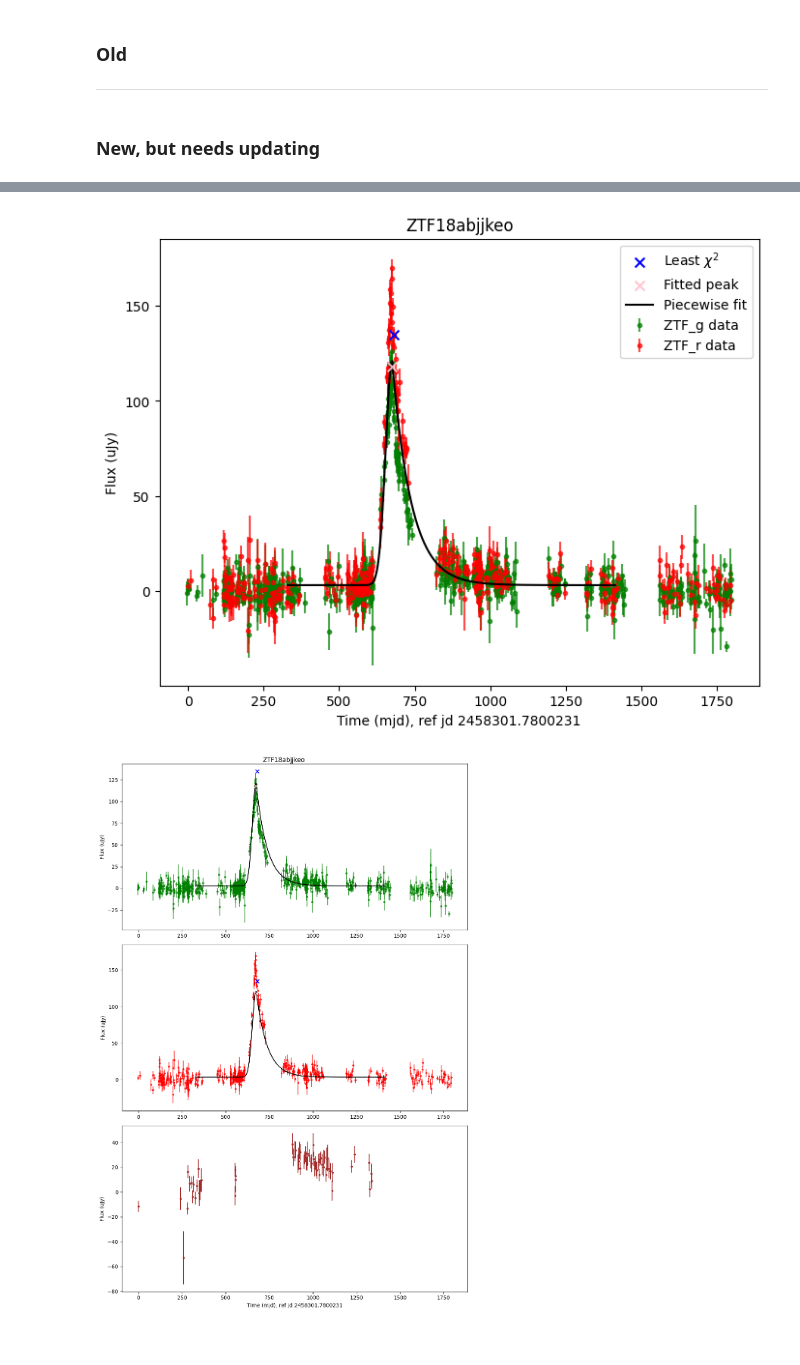
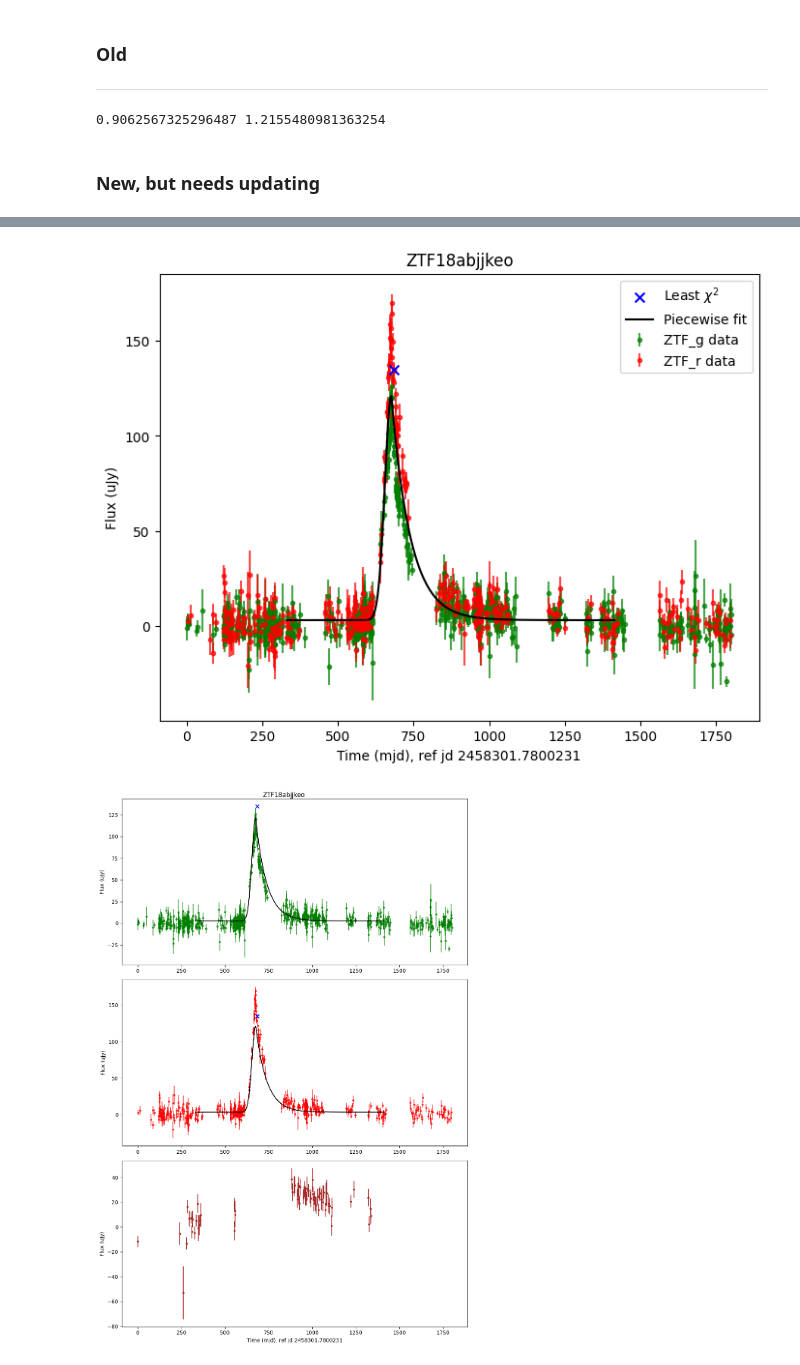
Before and after one commit to TimvdVuurst/FRP_TimvdVuurst, a Jupyter notebook: forced_photometry_2.ipynb, the cells around one changed output, grey strips where cells are left out. Saved outputs shown, nothing was run; the diff lists cells and outputs as text; code cells hidden in the pictures.

```diff
--- a/forced_photometry_2.ipynb
+++ b/forced_photometry_2.ipynb
@@ -204,22 +169,29 @@ boundings = ([1,time[peak_ind]-100,0,0,0,3],[np.log10(np.max(flux_fit*2)),time[p
 # plt.title("Peak not fittable (ZTF18abjjkeo, R-band)")
 # plt.legend()
 # plt.show()
+# %%
+print(v0/g_center,v0/r_center)
+# %% [output]
+0.9062567325296487 1.2155480981363254
 # %% [markdown]
 ### New, but needs updating
 # %%
-##HAS ERROR, SEE BB_ratio() FOR INFO
 
-# def BB(nu,T):
-#     #Blackbody spectrum for a certain frequency given in Hz, not an array of values
-#     factor = 2*h*nu**3/(c**2)
-#     exponent = (h*nu)/(k*T)
-#     return factor /(np.exp(exponent)-1)
+def BB(nu,T):
+    #Blackbody spectrum for a certain frequency given in Hz, not an array of values
+    factor = 2*h*nu**3/(c**2)
+    exponent = (h*nu)/(k*T)
+    return factor /(np.exp(exponent)-1)
 
 
 def BB_ratio(T):
-    exp1 = np.exp((h*v0)/(k*T))
-    exp2 = np.exp((h*v1)/(k*T))
-    return v1**3 * (exp1 - 1) / (v0**3 * (exp2 - 1))
+    return BB(v1,T)/BB(v0,T)
+
+def BB_ratio_green(T):
+    return BB(g_center,T)/BB(v0,T)
+
+def BB_ratio_red(T):
+    return BB(r_center,T)/BB(v0,T)
 
 def gauss_exp_fit(t,*p):
     Fp = 10**p[0]
@@ -233,8 +205,6 @@ def gauss_exp_fit(t,*p):
     gaussian = lambda t: Fp * np.exp(-(np.square(t-peak_position)/(2*sigma_rise**2))) + F0
     exp_decay = lambda t: Fp * np.exp(-(t-peak_position)/tau_dec) + F0
 
-    # trel2 = t - t[np.argmin(gaussian(t)-Fp)]
-    # print(trel2)
     function = np.piecewise(t,[trel <= 0,trel>0],[gaussian, exp_decay])
     return function * BB_ratio(T)
 
@@ -256,6 +226,7 @@ def gauss_exp(t,*p):
     return function
 
 
+
 popt,pcov,info_dict,_,_ = curve_fit(gauss_exp_fit,time_fit,flux_fit,p0=guesses,bounds=boundings,sigma=err_fit,
                                     full_output=True)
 
@@ -266,6 +237,9 @@ print("Popt:",display,'\nErrors',np.diagonal(pcov),'\nRelative error: ',np.diago
 
 moretimes = np.linspace(min(time_fit),max(time_fit),2000)
 fit = gauss_exp(moretimes,*popt) #fit it to a function that doesn't have the BB ratio
+# fit *= BB_ratio_green(10**popt[-1]) #for green visual
+# fit *= BB_ratio_red(10**popt[-1]) #for red visual
+
 # time = time -  popt[2]
 
 plt.figure(figsize=(8,6))
@@ -273,7 +247,7 @@ plt.errorbar(time[greenmask],flux[greenmask],err[greenmask],fmt='.',c='green',la
 plt.errorbar(time[~greenmask],flux[~greenmask],err[~greenmask],fmt='.',c='red',label='ZTF_r data',zorder=-1,alpha=0.7)
 # plt.scatter(time,flux,s=5,c='black',label='Data')
 plt.scatter(time[peak_ind],flux[peak_ind],s=50,marker='x',c='blue',zorder=10,label=r'Least $\chi^2$')
-plt.scatter(popt[1],10**popt[0],s=50,marker='x',c='pink',zorder=10,label=r'Fitted peak',alpha=0.9)
+# plt.scatter(popt[1],10**popt[0],s=50,marker='x',c='pink',zorder=10,label=r'Fitted peak',alpha=0.9)
 
 plt.plot(moretimes,fit,label='Piecewise fit',zorder=9,c='black')
 # plt.vlines(popt[1],0,150,label='Found peak',colors='red')
@@ -283,6 +257,7 @@ plt.title("ZTF18abjjkeo")
 plt.legend()
 plt.show()
 
+# print(10**popt[0],np.max(fit)) #these dont match exactly due to introducing more times.
 # print(fp.chi2(flux,err,model_fit=gauss_exp_fit(moretimes,*popt)))
 # print(time_fit,time[peak_ind])
 # %% [output]
@@ -294,4 +269,4 @@ Relative error:  [6.17552993e-06 4.20938049e-04 1.89699708e-04 7.47696179e-05
-[figure, old version]
+[figure, new version]
 # %%
 fig,(ax1,ax2,ax3) = plt.subplots(nrows=3,sharex=True,figsize=(10,15))
 #dit werkt nog niet omdat we niet een goeie unclean data hebben opgeslagen
```
Also changed, not shown: parts of 9 cells of this notebook, 1 other file.
